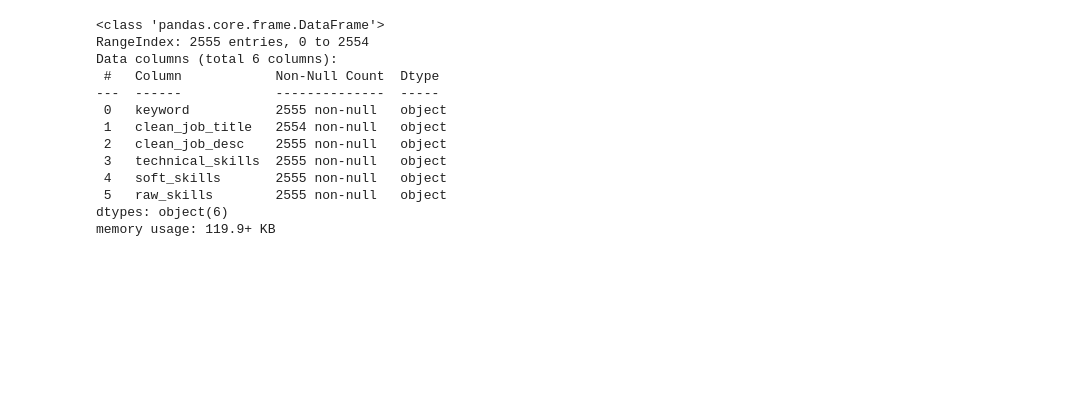
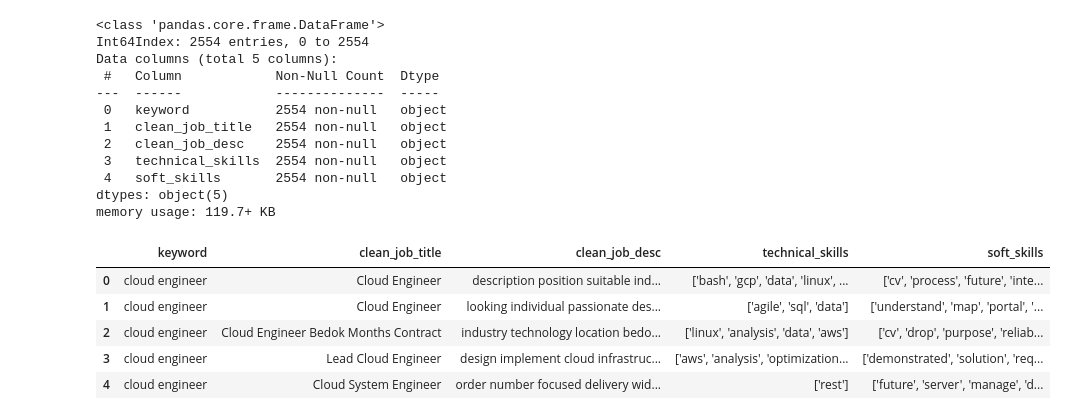
Before and after one commit to ashleyykq/is434-g2-t7, a Jupyter notebook: jobstreet/Convert CSV to Network.ipynb, the cells around one changed output. Drawn from its saved outputs; the diff is of its cells as text; code cells hidden in the pictures; blank space fills up the shorter version.

```diff
--- a/jobstreet/Convert CSV to Network.ipynb
+++ b/jobstreet/Convert CSV to Network.ipynb
@@ -9,22 +9,32 @@ pd.set_option('display.max_rows', None) #show all rows
 df = pd.read_csv("job_with_skills.csv")
 # %%
 df = df.drop(df.columns[0:1], axis=1)
+# %%
+df = df.dropna()
 # %%
 df.info()
 # %% [output]
 <class 'pandas.core.frame.DataFrame'>
-RangeIndex: 2555 entries, 0 to 2554
-Data columns (total 6 columns):
+Int64Index: 2554 entries, 0 to 2554
+Data columns (total 5 columns):
  #   Column            Non-Null Count  Dtype
 ---  ------            --------------  -----
- 0   keyword           2555 non-null   object
+ 0   keyword           2554 non-null   object
  1   clean_job_title   2554 non-null   object
- 2   clean_job_desc    2555 non-null   object
- 3   technical_skills  2555 non-null   object
- 4   soft_skills       2555 non-null   object
- 5   raw_skills        2555 non-null   object
-dtypes: object(6)
-memory usage: 119.9+ KB
+ 2   clean_job_desc    2554 non-null   object
+ 3   technical_skills  2554 non-null   object
+ 4   soft_skills       2554 non-null   object
+dtypes: object(5)
+memory usage: 119.7+ KB
+# %%
+df.head()
+# %% [output]
+|  | keyword | clean_job_title | clean_job_desc | technical_skills | soft_skills |
+| 0 | cloud engineer | Cloud Engineer | description position suitable ind... | ['bash', 'gcp', 'data', 'linux', ... | ['cv', 'process', 'future', 'inte... |
+| 1 | cloud engineer | Cloud Engineer | looking individual passionate des... | ['agile', 'sql', 'data'] | ['understand', 'map', 'portal', '... |
+| 2 | cloud engineer | Cloud Engineer Bedok Months Contract | industry technology location bedo... | ['linux', 'analysis', 'data', 'aws'] | ['cv', 'drop', 'purpose', 'reliab... |
+| 3 | cloud engineer | Lead Cloud Engineer | design implement cloud infrastruc... | ['aws', 'analysis', 'optimization... | ['demonstrated', 'solution', 'req... |
+| 4 | cloud engineer | Cloud System Engineer | order number focused delivery wid... | ['rest'] | ['future', 'server', 'manage', 'd... |
 # %%
 df['technical_skills'] = df['technical_skills'].apply(eval)
 df['soft_skills'] = df['soft_skills'].apply(eval)
```
Also changed, not shown: parts of 3 cells of this notebook, 6 other files.
